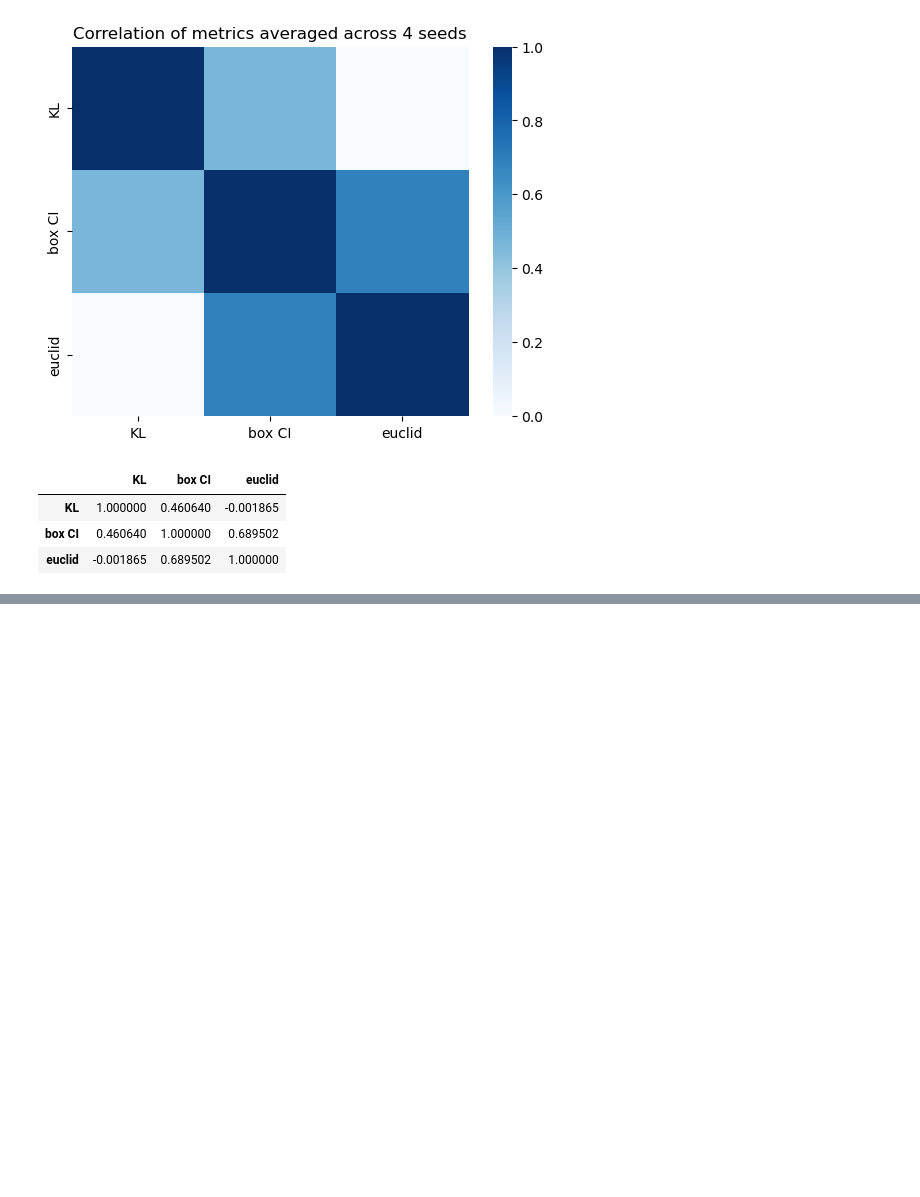
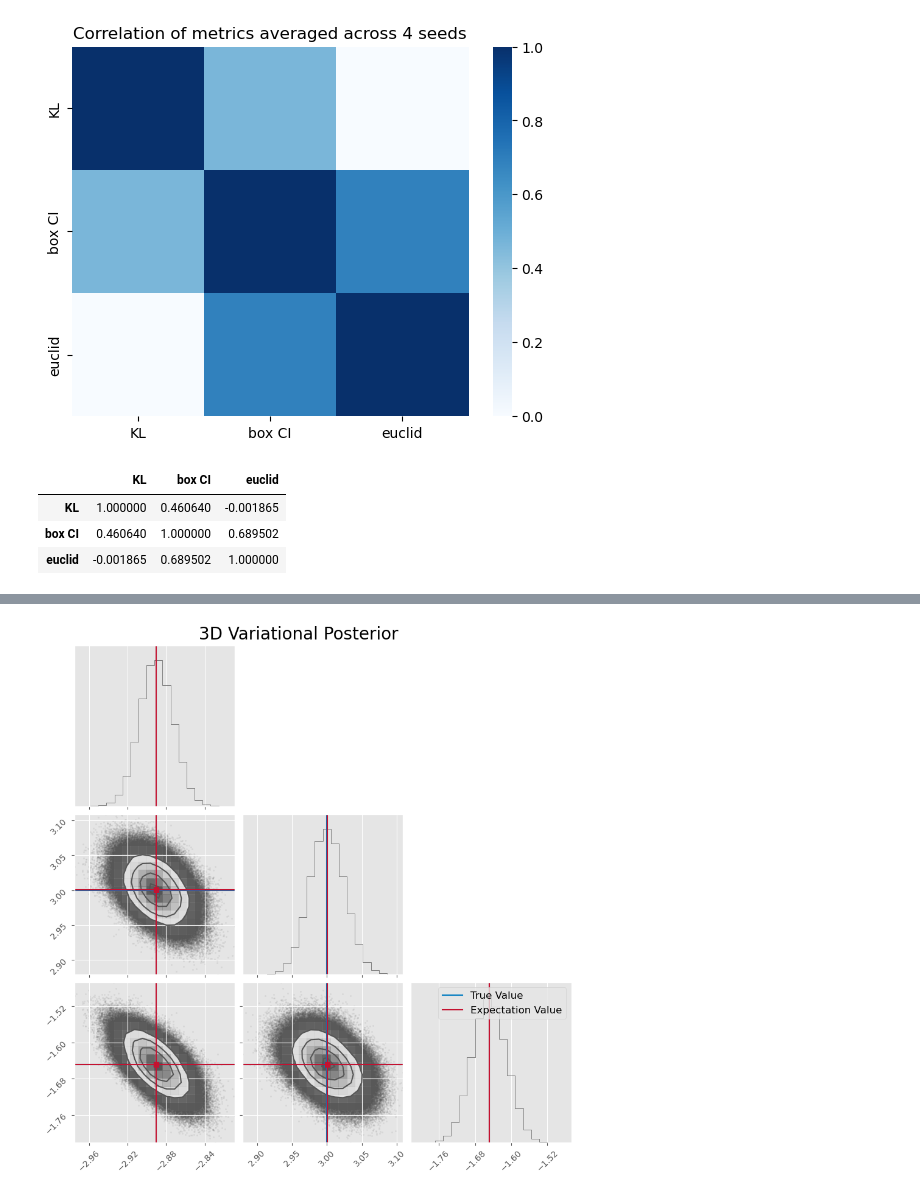
Before and after one commit to valentine-alia/BPE, a Jupyter notebook: concatenating_experiment/concatenating_stuff.ipynb, the cells around one changed output, grey strips where cells are left out. Drawn from its saved outputs; the diff is of its cells as text; code cells hidden in the pictures; blank space fills up the shorter version.

```diff
--- a/concatenating_experiment/concatenating_stuff.ipynb
+++ b/concatenating_experiment/concatenating_stuff.ipynb
@@ -586,0 +591,22 @@ plt.show()
+# %%
+from pyvbmc import VariationalPosterior
+vp_3d = VariationalPosterior.load("3d_vp_reasonable.pkl")
+
+truth2 = np.array([-2.89037176,3.,-1.64865863])
+
+moment2 = vp_3d.moments()[0]
+Xs2, _ = vp_3d.sample(int(1e6))
+# %%
+fig = plt.figure(figsize=(10,10))
+fig = corner.corner(Xs2,fig = fig)
+
+corner.overplot_lines(fig, truth2, color=blue, label = "True Value")
+corner.overplot_points(fig, truth2[None], marker="s", color=blue)
+corner.overplot_lines(fig, moment2, color=red, label = "Expectation Value")
+corner.overplot_points(fig, moment2[None], marker="s", color=red)
+plt.legend(loc = "upper right", fontsize = 12)
+plt.suptitle('3D Variational Posterior', fontsize = 20)
+
+plt.show()
+# %% [output]
+[figure, added]
```
Also changed, not shown: parts of 5 cells of this notebook, 56 other files.
